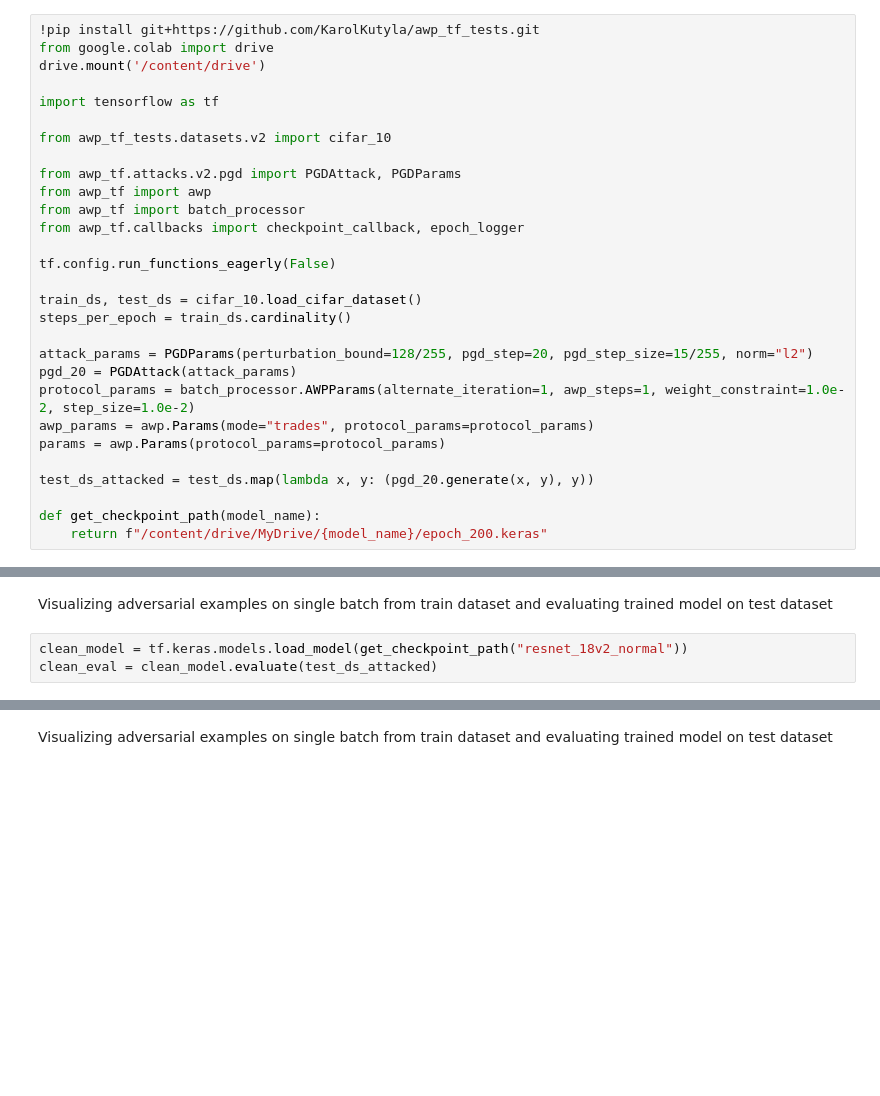
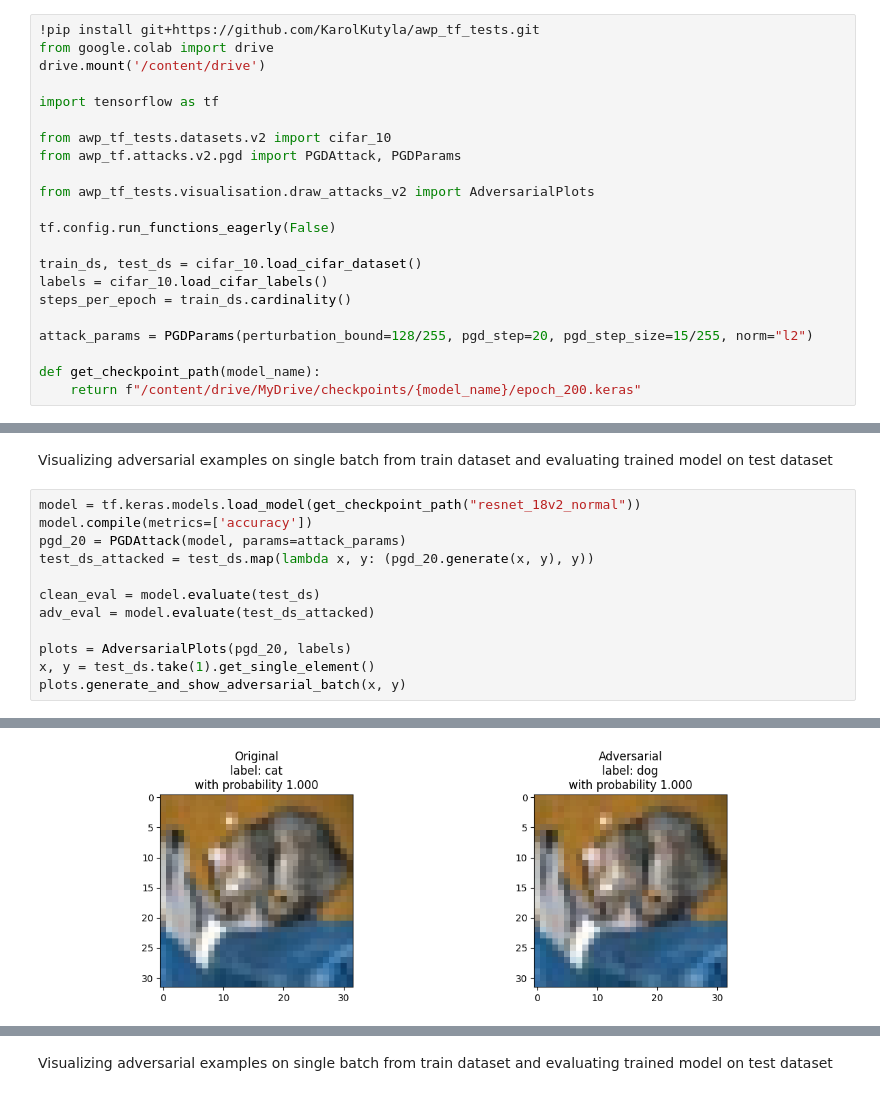
Before and after one commit to KarolKutyla/awp_tf_tests, a Jupyter notebook: executable_specs/testing_resnet_18_v2.ipynb, the cells around one changed output, grey strips where cells are left out. Saved outputs shown, nothing was run; the diff lists cells and outputs as text; blank space fills up the shorter version.

```diff
--- a/executable_specs/testing_resnet_18_v2.ipynb
+++ b/executable_specs/testing_resnet_18_v2.ipynb
@@ -6,24 +10,17 @@ drive.mount('/content/drive')
 import tensorflow as tf
 
 from awp_tf_tests.datasets.v2 import cifar_10
+from awp_tf.attacks.v2.pgd import PGDAttack, PGDParams
 
-from awp_tf.attacks.v2.pgd import PGDAttack, PGDParams
-from awp_tf import awp
-from awp_tf import batch_processor
-from awp_tf.callbacks import checkpoint_callback, epoch_logger
+from awp_tf_tests.visualisation.draw_attacks_v2 import AdversarialPlots
 
 tf.config.run_functions_eagerly(False)
 
 train_ds, test_ds = cifar_10.load_cifar_dataset()
+labels = cifar_10.load_cifar_labels()
 steps_per_epoch = train_ds.cardinality()
 
 attack_params = PGDParams(perturbation_bound=128/255, pgd_step=20, pgd_step_size=15/255, norm="l2")
-pgd_20 = PGDAttack(attack_params)
-protocol_params = batch_processor.AWPParams(alternate_iteration=1, awp_steps=1, weight_constraint=1.0e-2, step_size=1.0e-2)
-awp_params = awp.Params(mode="trades", protocol_params=protocol_params)
-params = awp.Params(protocol_params=protocol_params)
-
-test_ds_attacked = test_ds.map(lambda x, y: (pgd_20.generate(x, y), y))
 
 def get_checkpoint_path(model_name):
-    return f"/content/drive/MyDrive/{model_name}/epoch_200.keras"
+    return f"/content/drive/MyDrive/checkpoints/{model_name}/epoch_200.keras"
@@ -30,5 +45,15 @@ def get_checkpoint_path(model_name):
 # %% [markdown]
 Visualizing adversarial examples on single batch from train dataset and evaluating trained model on test dataset
 # %%
-clean_model = tf.keras.models.load_model(get_checkpoint_path("resnet_18v2_normal"))
-clean_eval = clean_model.evaluate(test_ds_attacked)
+model = tf.keras.models.load_model(get_checkpoint_path("resnet_18v2_normal"))
+model.compile(metrics=['accuracy'])
+pgd_20 = PGDAttack(model, params=attack_params)
+test_ds_attacked = test_ds.map(lambda x, y: (pgd_20.generate(x, y), y))
+
+clean_eval = model.evaluate(test_ds)
+adv_eval = model.evaluate(test_ds_attacked)
+
+plots = AdversarialPlots(pgd_20, labels)
+x, y = test_ds.take(1).get_single_element()
+plots.generate_and_show_adversarial_batch(x, y)
+# %% [output]
@@ -34,0 +62 @@ clean_eval = clean_model.evaluate(test_ds_attacked)
+[figure, added]
```
Also changed, not shown: parts of 6 cells of this notebook, 3 other files.
